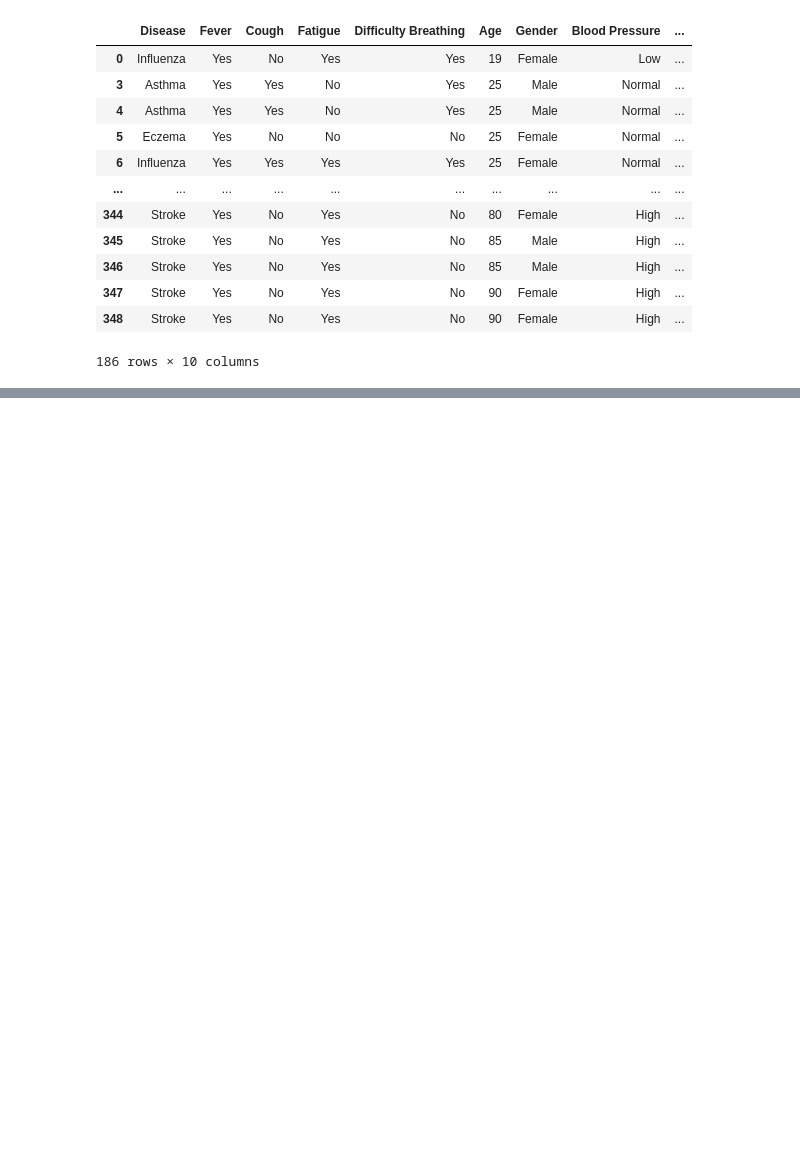
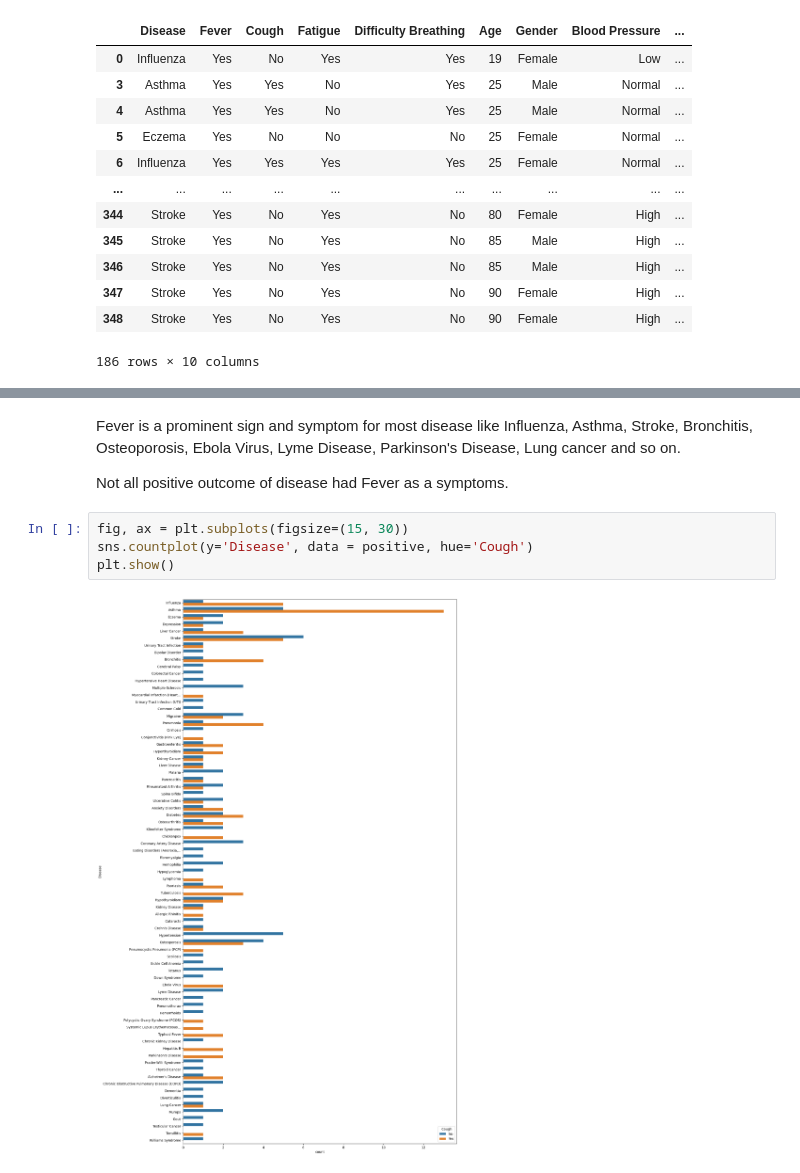
Before and after one commit to Joakimanochie/Data_analytics, a Jupyter notebook: Disease_symptoms.ipynb, the cells around one changed output, grey strips where cells are left out. Cells and saved outputs as stored; diff of their text form; blank space fills up the shorter version.

```diff
--- a/Disease_symptoms.ipynb
+++ b/Disease_symptoms.ipynb
@@ -118,0 +112,10 @@ plt.show()
+# %% [markdown]
+Fever is a prominent sign and symptom for most disease like Influenza, Asthma, Stroke, Bronchitis, Osteoporosis, Ebola Virus, Lyme Disease, Parkinson's Disease, Lung cancer and so on.
+
+Not all positive outcome of disease had Fever as a symptoms.
+# %%
+fig, ax = plt.subplots(figsize=(15, 30))
+sns.countplot(y='Disease', data = positive, hue='Cough')
+plt.show()
+# %% [output]
+[figure, added]
```
Also changed, not shown: parts of 16 cells of this notebook.
